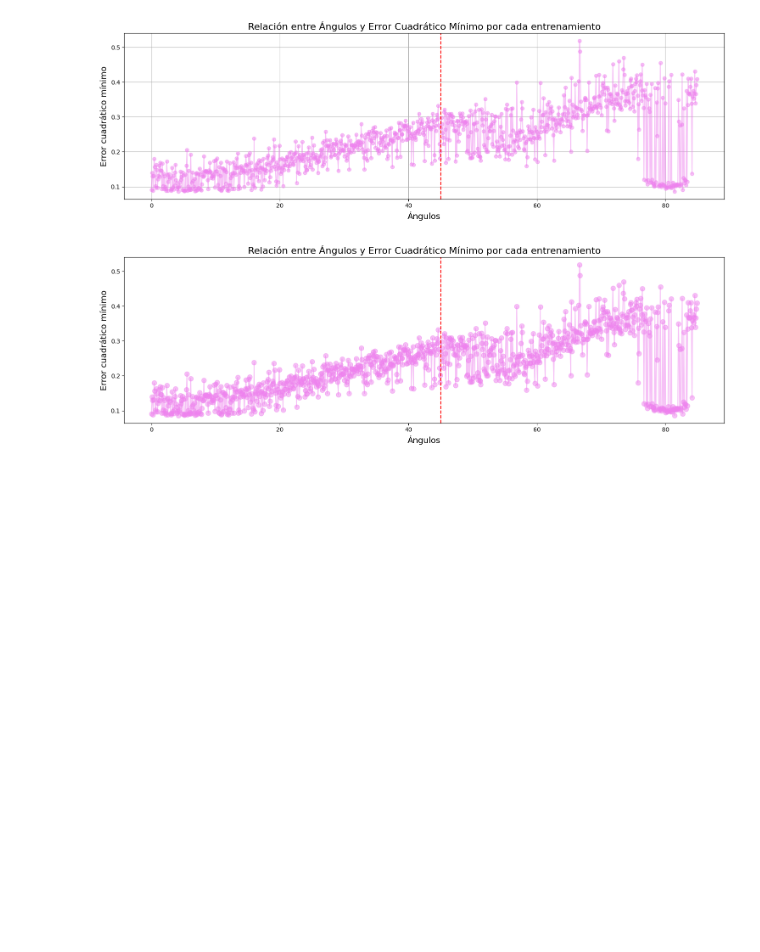
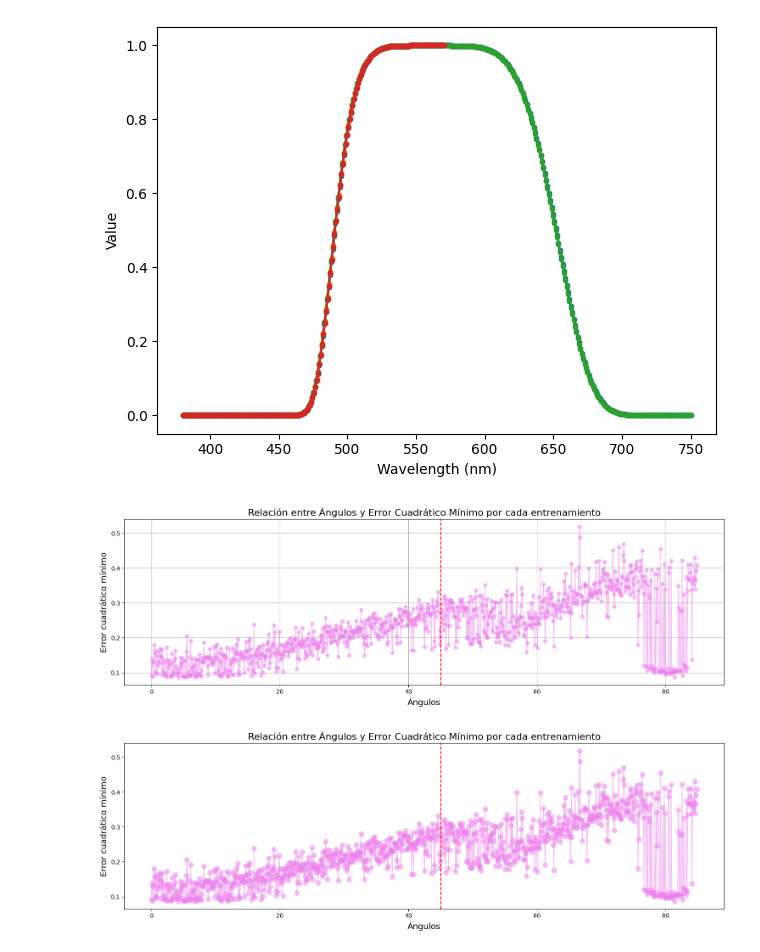
Before and after one commit to roldannahuelalejadro/MultiGlonet_thin_film, a Jupyter notebook: Only Reflexion Multiglonet/MultiGlonet.ipynb, the cells around one changed output. Saved outputs shown, nothing was run; the diff lists cells and outputs as text; code cells hidden in the pictures; blank space fills up the shorter version.

```diff
--- a/Only Reflexion Multiglonet/MultiGlonet.ipynb
+++ b/Only Reflexion Multiglonet/MultiGlonet.ipynb
@@ -141,47 +162,80 @@ Loss_dir =  "Losses"
 if not os.path.exists(Loss_dir):
     os.makedirs(Loss_dir)
 
+doblefiguresdir =  "Doblefigures"
+if not os.path.exists(doblefiguresdir):
+    os.makedirs(doblefiguresdir)
+
 Error = []
 Angles = []
 
 xlim = (300, 800)
 ylim = (-0.5, 1.5)
 vertical_lines = [380, 495, 570, 750]
+#-------------------------------------------------------------------------------------------------------
 
+params.condiciones = 2
+physicsparams = PhysicsParams(params.condiciones, user_define=True)
 
-n_interna = 1.0
+n_interna = 1.2
 
+physicsparams.n_bot_1 = n_interna
+physicsparams.n_top_1 = 1
+physicsparams.k_1 = 370
+physicsparams.k_values.append(physicsparams.k_1)
+physicsparams.theta_1 = 45
+physicsparams.lambda_min_1 = 380
+physicsparams.lambda_max_1 = 750
+physicsparams.pol_1 = "TE"
+
+physicsparams.n_bot_2 = 1
+physicsparams.n_top_2 = n_interna
+physicsparams.k_2 = 190
+physicsparams.k_values.append(physicsparams.k_2)
+physicsparams.theta_2 = 45
+physicsparams.lambda_min_2 = 380
+physicsparams.lambda_max_2 = 570
+physicsparams.pol_2 = "TE"
+
+physicsparams.generate_physics_params()
+
+#-----------------------------------------------------------------------------------------------------------
+tarjet = Tarjet(params.condiciones, physicsparams.k_values, params.user_define)
+tarjet.configure_targets()
+
+mean = 2 * math.pi / 560 * 1000
+sigma = 8
+tarjet_2_gaussian = gaussian(physicsparams.k_2, mean, sigma)
+tarjet.tarjets["tarjet_2"].view(-1)[:] = tarjet_2_gaussian
+
+tarjet_1_gaussian = gaussian(physicsparams.k_1, mean, sigma)
+tarjet.tarjets["tarjet_1"].view(-1)[:] = tarjet_1_gaussian
+
+def gaussian(x, mean, sigma):
+    return np.exp(- (x - mean) ** 6 / (2 * sigma ** 6))
 
 
 for seed in range(1000):
-  params.seed = seed
-  params.sigma = np.random.uniform(0.025, 0.05)
 
 
-  physicsparams.theta_1 = seed * 85 / 1000
-  print("Angulo theta_1 : " ,physicsparams.theta_1)
-  Angles.append(physicsparams.theta_1)
+  mean_1 = 2 * math.pi / (560 - seed* 200/1000 ) * 1000
+  mean_2 = 2 * math.pi / (560 + seed* 200/1000 ) * 1000
+  sigma = 1.5
 
-  physicsparams.n_bot_1 = n_interna
-  physicsparams.n_top_1 = 1
-  physicsparams.k_1 = 370
-  physicsparams.k_values.append(physicsparams.k_1)
-  physicsparams.lambda_min_1 = 380
-  physicsparams.lambda_max_1 = 750
-  physicsparams.pol_1 = "TE"
+  tarjet_1_gaussian = gaussian(physicsparams.k_1, mean_1, sigma)
 
-  physicsparams.n_bot_2 = 1
-  physicsparams.n_top_2 = n_interna
-  physicsparams.k_2 = 190
-  physicsparams.k_values.append(physicsparams.k_2)
-  physicsparams.theta_2 = 45
-  physicsparams.lambda_min_2 = 380
-  physicsparams.lambda_max_2 = 570
-  physicsparams.pol_2 = "TE"
+  tarjet.tarjets["tarjet_1"].view(-1)[:] = tarjet_1_gaussian
 
-  physicsparams.generate_physics_params()
+  tarjet_2_gaussian = gaussian(physicsparams.k_2, mean_2, sigma)
+  tarjet.tarjets["tarjet_2"].view(-1)[:] = tarjet_2_gaussian
 
-  print("Sigma: ", params.sigma)
+  plt.plot(2 * math.pi / physicsparams.k_1 * 1000, tarjet_1_gaussian, ".-")
+  plt.plot(2 * math.pi / physicsparams.k_2 * 1000, tarjet_2_gaussian, ".-")
+  plt.xlabel('Wavelength (nm)')
+  plt.ylabel('Value')
+  plt.savefig(f"{doblefiguresdir}/Doblefig_{seed}.png", bbox_inches='tight')
+  plt.close()
+
   torch.manual_seed(seed)
   glonet = GLOnet(params, physicsparams, tarjet)
   glonet.train()
@@ -193,7 +247,6 @@ for seed in range(1000):
   plt.xlabel('Iterations', fontsize=18)
   plt.xticks(fontsize=14)
   plt.yticks(fontsize=14)
-
   plt.savefig(f"{Loss_dir}/Loss_seed_{seed}.png", bbox_inches='tight')
   plt.close()
 
@@ -262,9 +315,6 @@ for seed in range(1000):
       axs[i-1].set_xlim(xlim)
       axs[i-1].set_ylim(ylim)
 
-      # Agregar líneas verticales punteadas para reflexiones
-      for line_pos in vertical_lines:
-          axs[i-1].axvline(x=line_pos, linestyle='--', color='gray')
 
   fig.savefig(os.path.join(figures_dir, f"reflexion_seed_{seed}.png"))
   plt.close(fig)
@@ -317,3 +333,4 @@ Sigma:  0.040057431765108266
+[figure, added]
 # %%
 Angles = [0.0,
  0.085,
```
Also changed, not shown: parts of 6 cells of this notebook, 5 other files.
